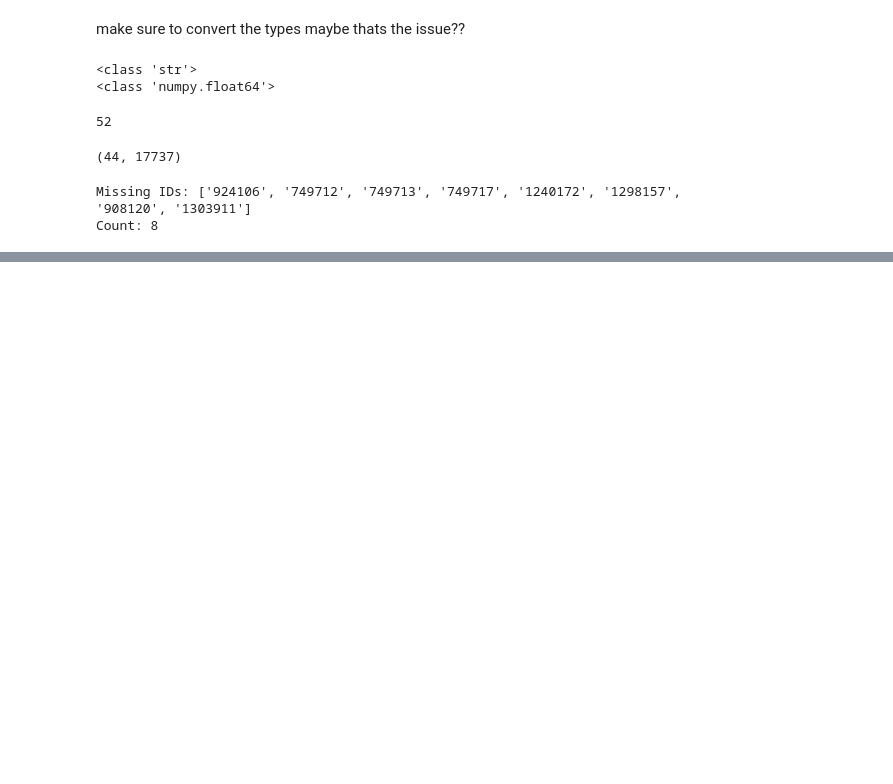
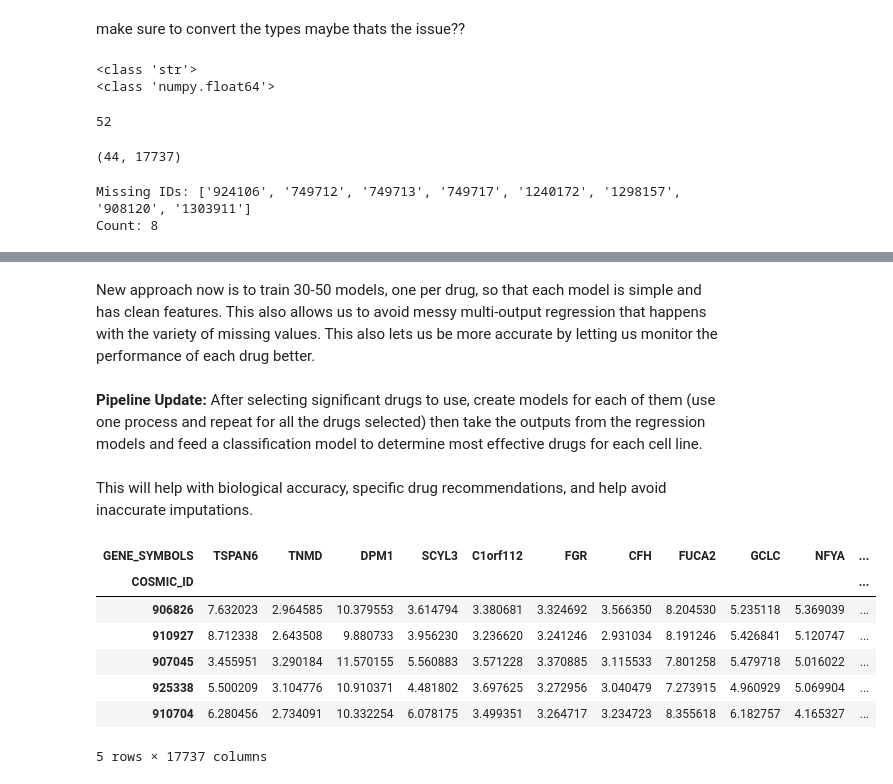
Before and after one commit to arnavisharsh/breast-cancer-response-to-drugs, a Jupyter notebook: notebooks/01_data_preprocessing.ipynb, the cells around one changed output, grey strips where cells are left out. Cells and saved outputs as stored; diff of their text form; code cells hidden in the pictures; blank space fills up the shorter version.

Commit message:
Step 3 & 4
Created pivoted matrix to match both expression and drug response data, saved files

```diff
--- a/notebooks/01_data_preprocessing.ipynb
+++ b/notebooks/01_data_preprocessing.ipynb
@@ -262,0 +299,3 @@ These 8 COSMIC IDs are not found in the expression dataset and their expression
+# %%
+filtered_cell_line_df.index = filtered_cell_line_df.index.astype(str)
+pivoted_df.index = pivoted_df.index.astype(str)
@@ -262,0 +395,18 @@ These 8 COSMIC IDs are not found in the expression dataset and their expression
+# %% [markdown]
+New approach now is to train 30-50 models, one per drug, so that each model is simple and has clean features. This also allows us to avoid messy multi-output regression that happens with the variety of missing values. This also lets us be more accurate by letting us monitor the performance of each drug better.
+# %% [markdown]
+**Pipeline Update:**
+After selecting significant drugs to use, create models for each of them (use one process and repeat for all the drugs selected) then take the outputs from the regression models and feed a classification model to determine most effective drugs for each cell line.
+# %% [markdown]
+This will help with biological accuracy, specific drug recommendations, and help avoid inaccurate imputations.
+# %%
+filtered_cell_line_df.head(5)
+# %% [output]
+| GENE_SYMBOLS | TSPAN6 | TNMD | DPM1 | SCYL3 | C1orf112 | FGR | CFH | FUCA2 | GCLC | NFYA | ... |
+| COSMIC_ID |  |  |  |  |  |  |  |  |  |  | ... |
+| 906826 | 7.632023 | 2.964585 | 10.379553 | 3.614794 | 3.380681 | 3.324692 | 3.566350 | 8.204530 | 5.235118 | 5.369039 | ... |
+| 910927 | 8.712338 | 2.643508 | 9.880733 | 3.956230 | 3.236620 | 3.241246 | 2.931034 | 8.191246 | 5.426841 | 5.120747 | ... |
+| 907045 | 3.455951 | 3.290184 | 11.570155 | 5.560883 | 3.571228 | 3.370885 | 3.115533 | 7.801258 | 5.479718 | 5.016022 | ... |
+| 925338 | 5.500209 | 3.104776 | 10.910371 | 4.481802 | 3.697625 | 3.272956 | 3.040479 | 7.273915 | 4.960929 | 5.069904 | ... |
+| 910704 | 6.280456 | 2.734091 | 10.332254 | 6.078175 | 3.499351 | 3.264717 | 3.234723 | 8.355618 | 6.182757 | 4.165327 | ... |
+5 rows × 17737 columns
```
Also changed, not shown: parts of 41 cells of this notebook, 2 other files.
